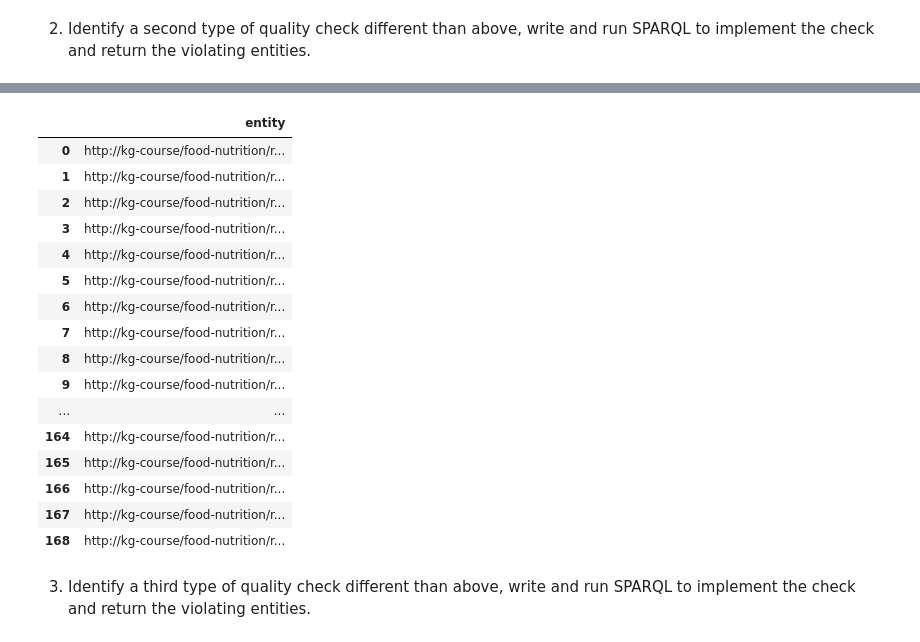
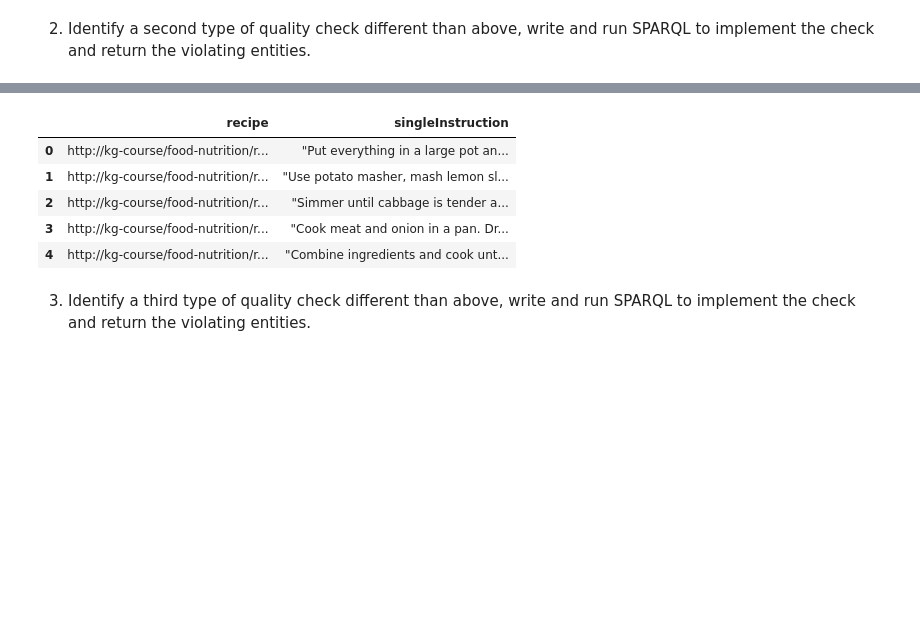
Before and after one commit to iscomper/BMKG-Assignemnt-2, a Jupyter notebook: Assignment2 Template.ipynb, the cells around one changed output, grey strips where cells are left out. Cells and saved outputs as stored; diff of their text form; code cells hidden in the pictures; blank space fills up the shorter version.

Commit message:
added everything to the template and added one extra query for issue 3

```diff
--- a/Assignment2 Template.ipynb
+++ b/Assignment2 Template.ipynb
@@ -76,5 +77,5 @@ Working with 1801 triples
 # %% [markdown]
 1. Identify one type of quality check different than above, write and run SPARQL to implement the check and return the violating entities.
 # %%
-run_query(g, 'check_ingredients_in_instruction.rq')
+run_query(g, "")
 # %% [output]
@@ -99,25 +83,14 @@ run_query(g, 'check_ingredients_in_instruction.rq')
 # %% [markdown]
 2. Identify a second type of quality check different than above, write and run SPARQL to implement the check and return the violating entities.
 # %%
-run_query(g, 'check_for_existing_type.rq')
+run_query(g, 'check_for_singular_instructions.rq')
 # %% [output]
 [interactive output not drawn]
-|  | entity |
-| 0 | http://kg-course/food-nutrition/r... |
-| 1 | http://kg-course/food-nutrition/r... |
-| 2 | http://kg-course/food-nutrition/r... |
-| 3 | http://kg-course/food-nutrition/r... |
-| 4 | http://kg-course/food-nutrition/r... |
-| 5 | http://kg-course/food-nutrition/r... |
-| 6 | http://kg-course/food-nutrition/r... |
-| 7 | http://kg-course/food-nutrition/r... |
-| 8 | http://kg-course/food-nutrition/r... |
-| 9 | http://kg-course/food-nutrition/r... |
-| ... | ... |
-| 164 | http://kg-course/food-nutrition/r... |
-| 165 | http://kg-course/food-nutrition/r... |
-| 166 | http://kg-course/food-nutrition/r... |
-| 167 | http://kg-course/food-nutrition/r... |
-| 168 | http://kg-course/food-nutrition/r... |
+|  | recipe | singleInstruction |
+| 0 | http://kg-course/food-nutrition/r... | "Put everything in a large pot an... |
+| 1 | http://kg-course/food-nutrition/r... | "Use potato masher, mash lemon sl... |
+| 2 | http://kg-course/food-nutrition/r... | "Simmer until cabbage is tender a... |
+| 3 | http://kg-course/food-nutrition/r... | "Cook meat and onion in a pan. Dr... |
+| 4 | http://kg-course/food-nutrition/r... | "Combine ingredients and cook unt... |
 # %% [markdown]
 3. Identify a third type of quality check different than above, write and run SPARQL to implement the check and return the violating entities.
```
Also changed, not shown: parts of 14 cells of this notebook, 1 other file.
